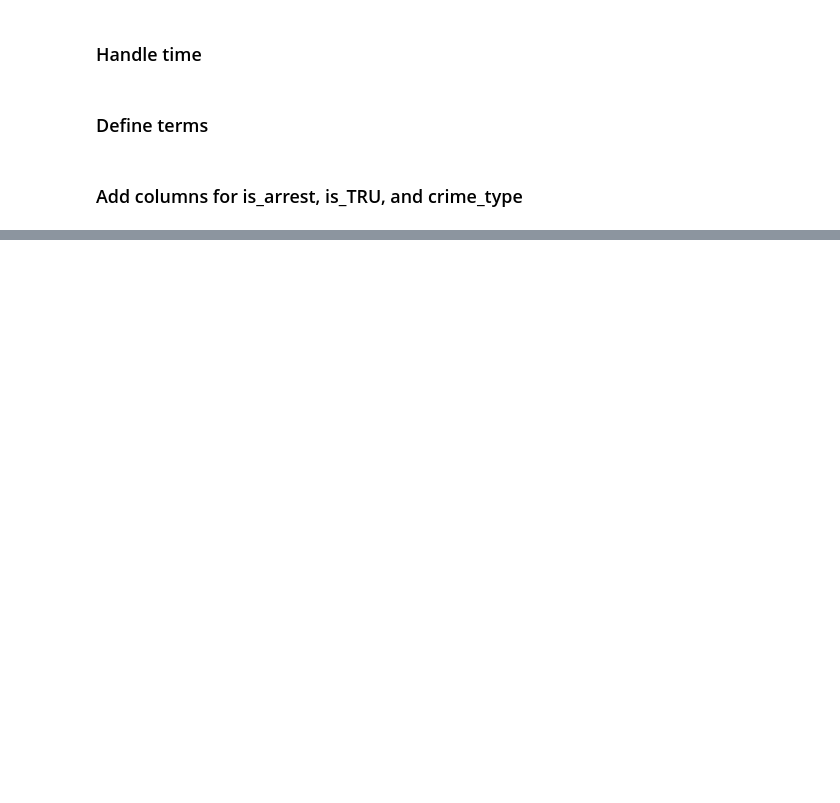
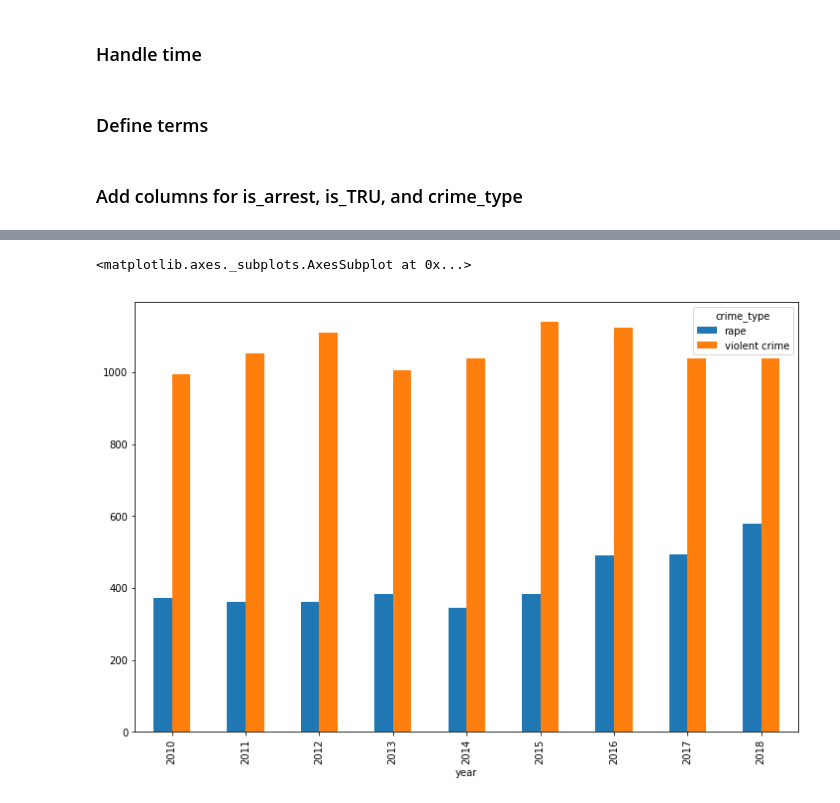
Before and after one commit to teacupwoozy/spd_notebook_archive, a Jupyter notebook: spd_notebook/2010-2018_SPD_Project.ipynb, the cells around one changed output, grey strips where cells are left out. Saved outputs shown, nothing was run; the diff lists cells and outputs as text; code cells hidden in the pictures; blank space fills up the shorter version.

```diff
--- a/spd_notebook/2010-2018_SPD_Project.ipynb
+++ b/spd_notebook/2010-2018_SPD_Project.ipynb
@@ -101,0 +134,7 @@ data['crime_type'] = np.where(data['final_call_type'].isin(rape_call_types), 'ra
+# %%
+# Compare number of rape calls and violent crime calls by year
+
+rape_vc_df.groupby('crime_type').year.value_counts().unstack(0).plot.bar(stacked=False, figsize=(12,8))
+# %% [output]
+<matplotlib.axes._subplots.AxesSubplot at 0x...>
+[figure, added]
```
Also changed, not shown: parts of 7 cells of this notebook.
